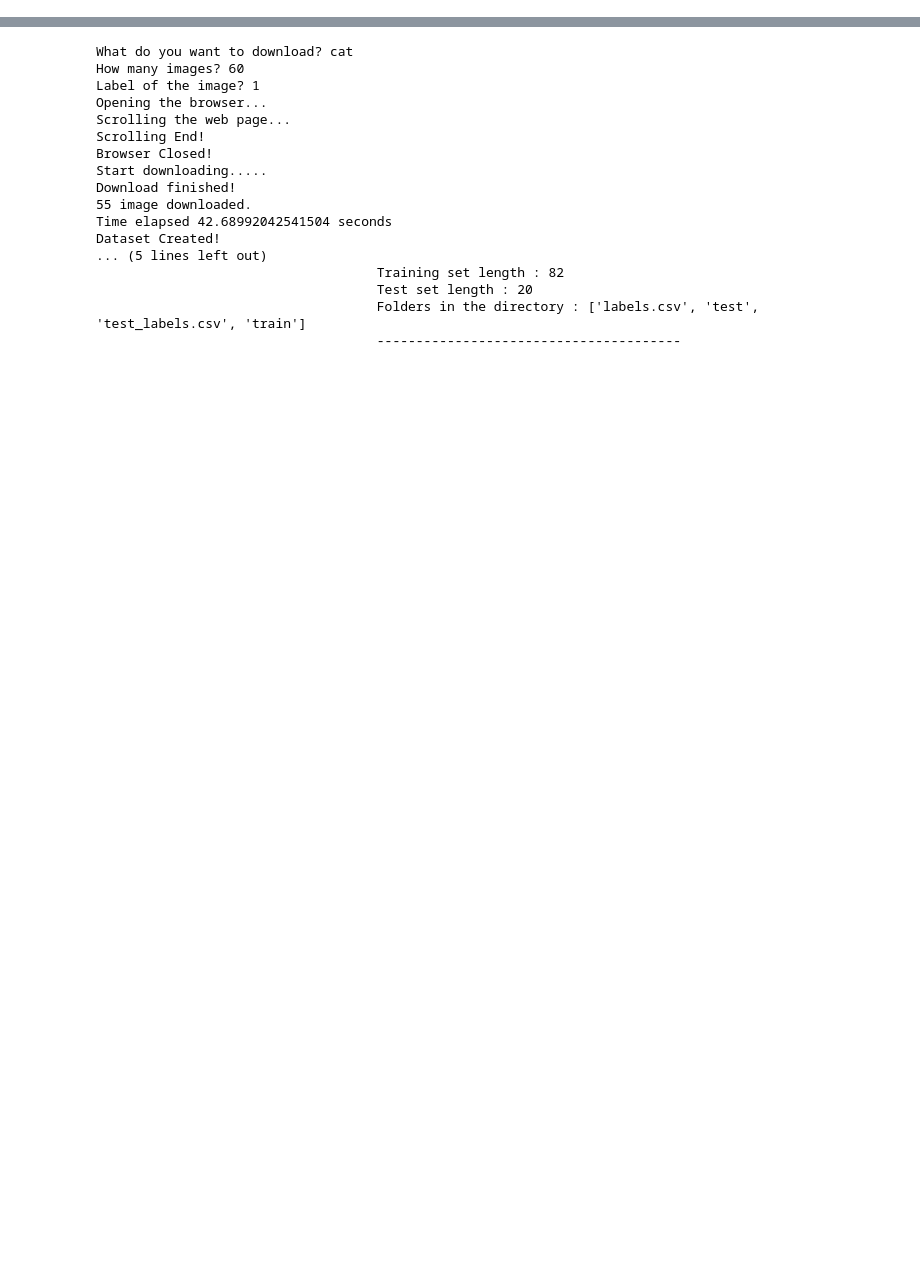
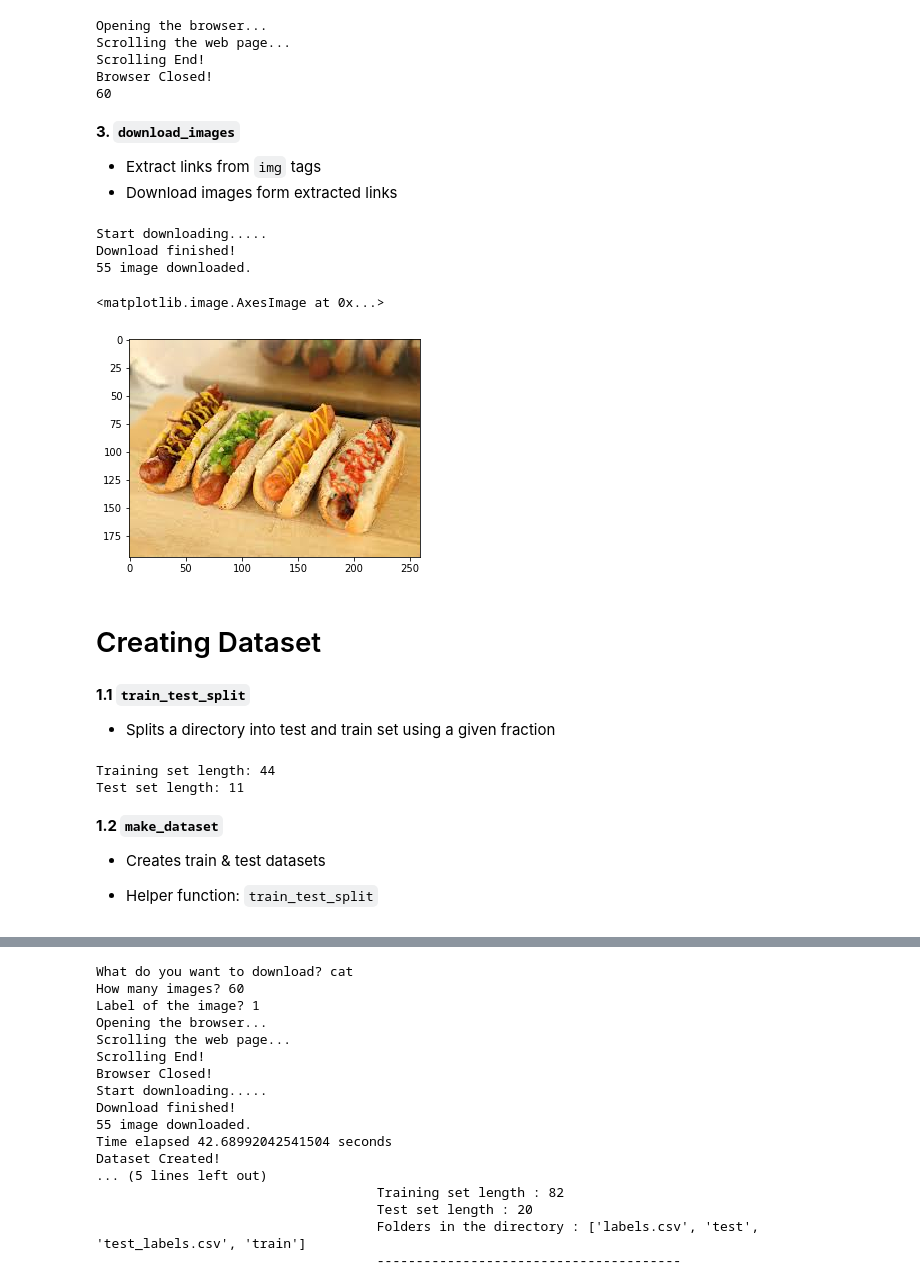
Before and after one commit to SaihanTaki/Naive-Dataset-Maker, a Jupyter notebook: Scraper_and_dataset_maker.ipynb, the cells around one changed output, grey strips where cells are left out. Cells and saved outputs as stored; diff of their text form; code cells hidden in the pictures; blank space fills up the shorter version.

Commit message:
Changes to be committed: 	modified:   Scraper_and_dataset_maker.ipynb Files Added:

```diff
--- a/Scraper_and_dataset_maker.ipynb
+++ b/Scraper_and_dataset_maker.ipynb
@@ -0,0 +88,20 @@
+# %%
+n_images = 60
+image_name = "hotdog"
+url = 'https://www.google.com/search?tbm=isch&q='+image_name
+driver_path = "readonly/chromedriver.exe"
+
+img_tags = scrap_images(url, n_images, driver_path)
+
+print(len(img_tags))
+#print(img_tags[0])
+# %% [output]
+Opening the browser...
+Scrolling the web page...
+Scrolling End!
+Browser Closed!
+60
+# %% [markdown]
+**3. `download_images`**
+   * Extract links from `img` tags
+   * Download images form extracted links
@@ -0,0 +139,26 @@
+# %%
+img_tags = img_tags
+image_name = "hotdog"
+test_save_directory = "readonly/testing/images"+"_"+image_name
+
+download_images(img_tags, save_directory=test_save_directory)
+# %% [output]
+Start downloading.....
+Download finished!
+55 image downloaded.
+# %%
+# Showing an image
+import matplotlib.pyplot as plt
+from PIL import Image
+im_name = os.listdir(test_save_directory)[19]
+im_path = os.path.join(test_save_directory, im_name)
+im = Image.open(im_path)
+plt.imshow(im)
+# %% [output]
+<matplotlib.image.AxesImage at 0x...>
+[figure, added]
+# %% [markdown]
+# Creating Dataset
+# %% [markdown]
+**1.1  `train_test_split`**
+   * Splits a directory into test and train set using a given fraction
@@ -0,0 +187,17 @@
+# %%
+image_name = "hotdog"
+test_image_directory = "readonly/testing/images"+"_"+image_name
+
+train, test = train_test_split(data_directory=test_image_directory)
+
+print("Training set length: {}".format(len(train)))
+print("Test set length: {}".format(len(test)))
+# %% [output]
+Training set length: 44
+Test set length: 11
+# %% [markdown]
+**1.2 `make_dataset`**
+
+   * Creates train & test datasets
+
+   * Helper function: `train_test_split`
```
Also changed, not shown: parts of 30 cells of this notebook.
